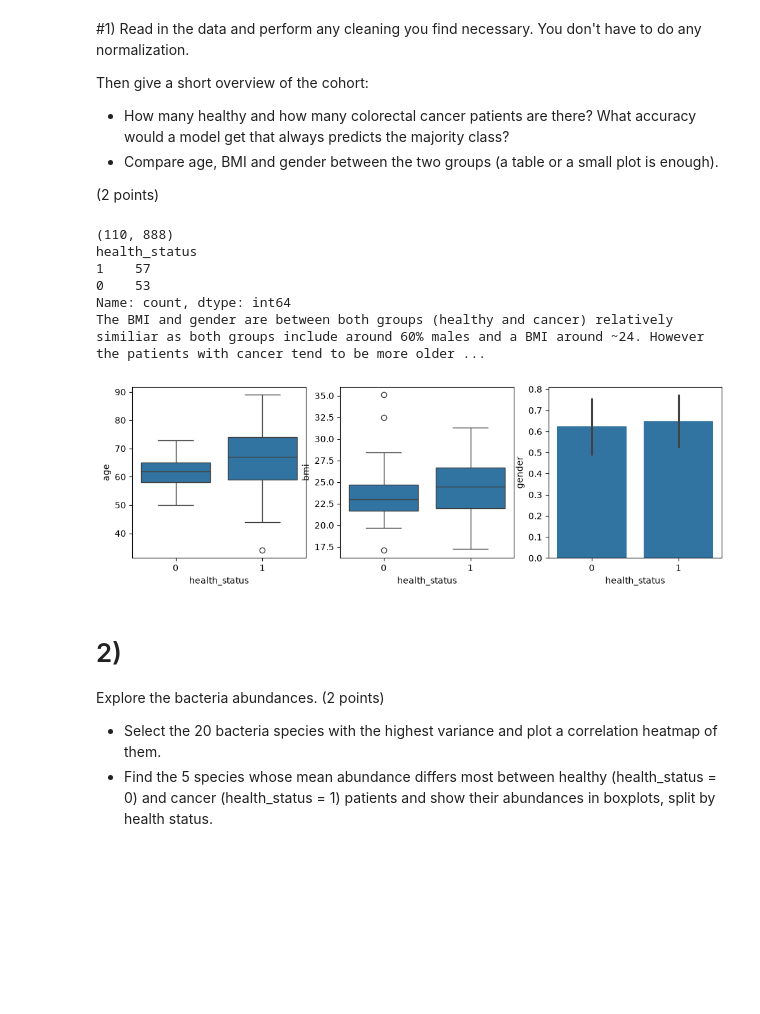
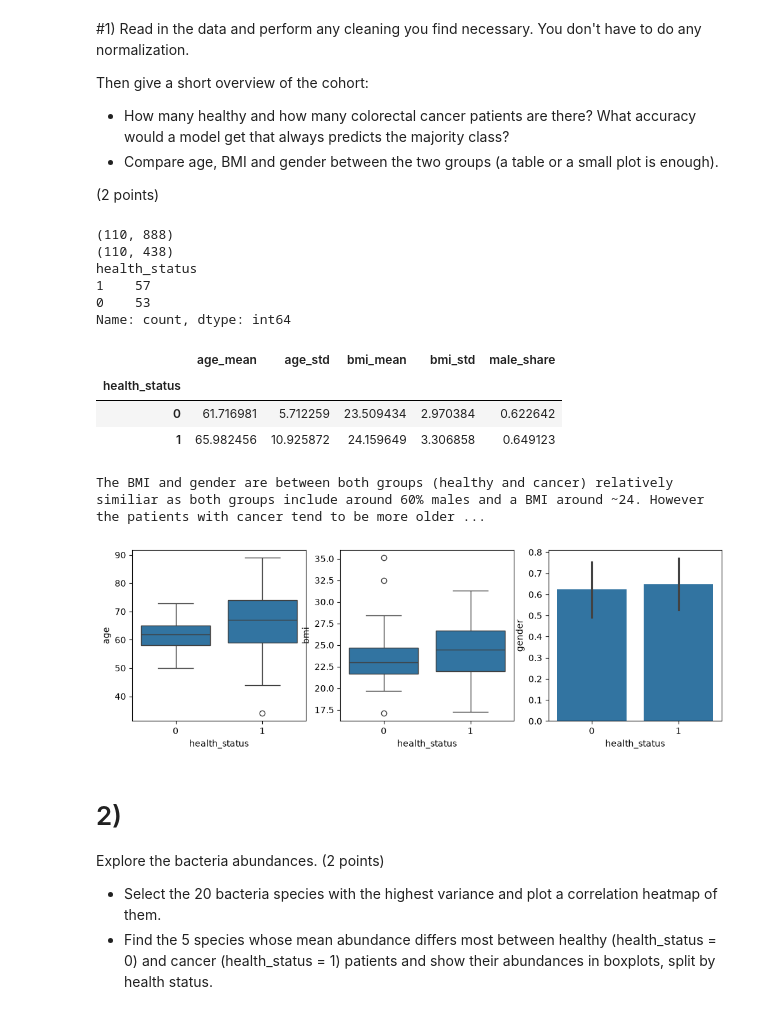
Before and after one commit to Kjescha0/BKIM, a Jupyter notebook: Exercise 2/Exercise_2_v2.ipynb, the cells around one changed output. Cells and saved outputs as stored; diff of their text form; code cells hidden in the pictures; blank space fills up the shorter version.

```diff
--- a/Exercise 2/Exercise_2_v2.ipynb
+++ b/Exercise 2/Exercise_2_v2.ipynb
@@ -49,37 +49,44 @@ Then give a short overview of the cohort:
 # %%
 # Read the data
 df = pd.read_csv("microbiome_exercise_data.csv")
 print(df.shape)
 df.head()
 
 # Do any data cleaning you feel is necessary (data is normalized already)
 df = df.drop(columns=df.columns[0])
+df = df.loc[:, df.nunique() > 1]
+print(df.shape) #testing
 
+# Overview of the cohort
 counts = df['health_status'].value_counts()
 print(counts)
 
-# Overview of the cohort
-df.groupby('health_status').agg(
+display(df.groupby('health_status').agg(
     age_mean=('age', 'mean'), age_std=('age', 'std'),
     bmi_mean=('bmi', 'mean'), bmi_std=('bmi', 'std'),
     male_share=('gender', 'mean'),
-)
+))
 
 fig, ax = plt.subplots(1, 3, figsize=(12, 3.5))
 sns.boxplot(data=df, x='health_status', y='age', ax=ax[0])
 sns.boxplot(data=df, x='health_status', y='bmi', ax=ax[1])
 sns.barplot(data=df, x='health_status', y='gender', ax=ax[2])
 
 print(
     "The BMI and gender are between both groups (healthy and cancer) relatively similiar as both groups include around 60% males and a BMI around ~24. However the patients with cancer tend to be more older and are scattered around more (~45 - ~90)"
 )
 # %% [output]
 (110, 888)
+(110, 438)
 health_status
 1    57
 0    53
 Name: count, dtype: int64
-The BMI and gender are between both groups (healthy and cancer) relatively similiar as both groups include around 60% males and a BMI around ~24. However the patients with cancer tend to be more older ...
+|  | age_mean | age_std | bmi_mean | bmi_std | male_share |
+| health_status |  |  |  |  |  |
+| 0 | 61.716981 | 5.712259 | 23.509434 | 2.970384 | 0.622642 |
+| 1 | 65.982456 | 10.925872 | 24.159649 | 3.306858 | 0.649123 |
+The BMI and gender are between both groups (healthy and cancer) relatively similiar as both groups include around 60% males and a BMI around ~24. However the patients with cancer tend to be more older ...
 [figure]
 # %% [markdown]
 # 2)
```
Also changed, not shown: parts of 5 cells of this notebook.
